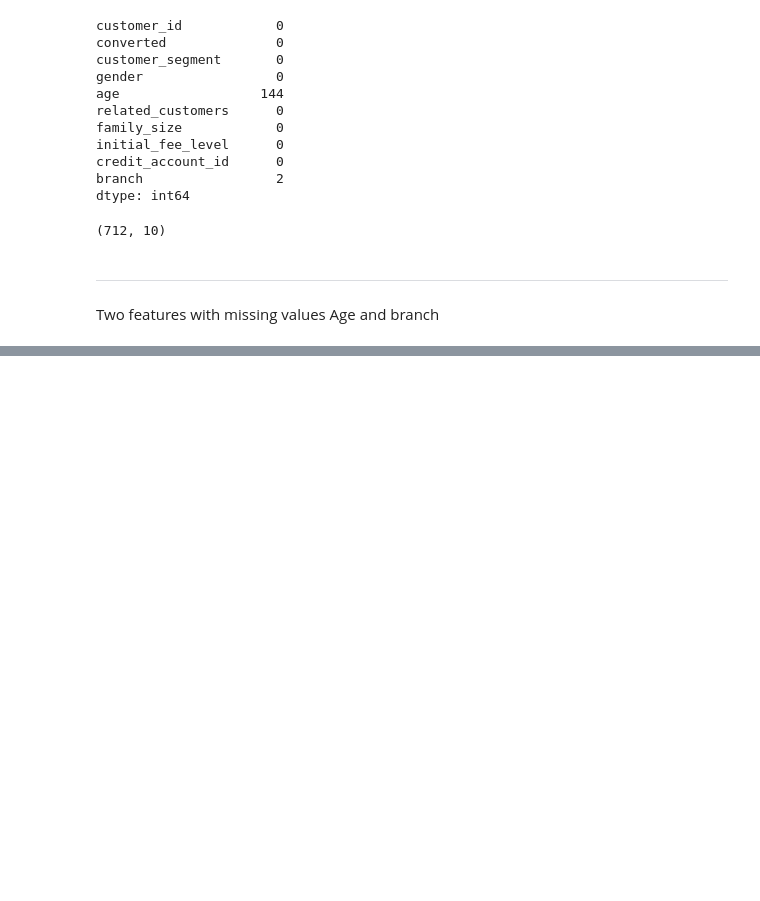
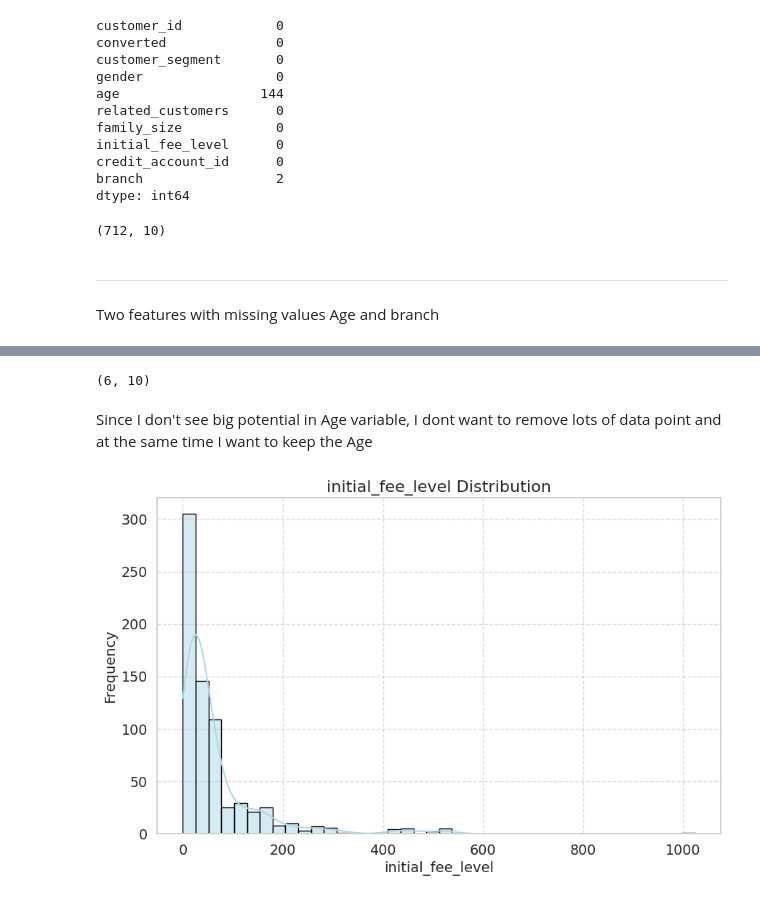
Before and after one commit to kromeo6/Customer-Seg-Study, a Jupyter notebook: Customer-Segmentation.ipynb, the cells around one changed output, grey strips where cells are left out. Saved outputs shown, nothing was run; the diff lists cells and outputs as text; code cells hidden in the pictures; blank space fills up the shorter version.

```diff
--- a/Customer-Segmentation.ipynb
+++ b/Customer-Segmentation.ipynb
@@ -293,0 +307,17 @@ Two features with missing values Age and branch
+# %%
+# Definition of imputation strategies for each column
+imputation_strategies = {
+    'age': 'mean',
+    'branch': 'most_frequent'
+}
+# %%
+age_imputer = SimpleImputer(missing_values=np.nan, strategy=imputation_strategies['age'])
+branch_imputer = SimpleImputer(missing_values=np.nan, strategy=imputation_strategies['branch'])
+# %%
+preprocessor = ColumnTransformer(
+    transformers=[
+        ('age_imp', age_imputer, ['age']),
+        ('branch_imp', branch_imputer, ['branch'])
+    ])
+# %%
+df.loc[:, ['age', 'branch']] = preprocessor.fit_transform(df)
@@ -293,0 +356,26 @@ Two features with missing values Age and branch
+# %%
+df[(df.age < low) | (df.age > up)].shape
+# %% [output]
+(6, 10)
+# %% [markdown]
+
+Since I don't see big potential in Age variable, I dont want to remove lots of data point and at the same time I want to keep the Age
+# %%
+sns.set_style("whitegrid")
+
+# Create the plot
+plt.figure(figsize=(10, 6))
+sns.histplot(data=df, x='initial_fee_level', bins=40, kde=True, color='lightblue', edgecolor='black')
+
+# Add labels and title
+plt.xlabel('initial_fee_level', fontsize=14)
+plt.ylabel('Frequency', fontsize=14)
+plt.title('initial_fee_level Distribution', fontsize=16)
+
+# Add grid
+plt.grid(True, linestyle='--', alpha=0.7)
+
+# Show plot
+plt.show()
+# %% [output]
+[figure, added]
```
Also changed, not shown: parts of 18 cells of this notebook.
